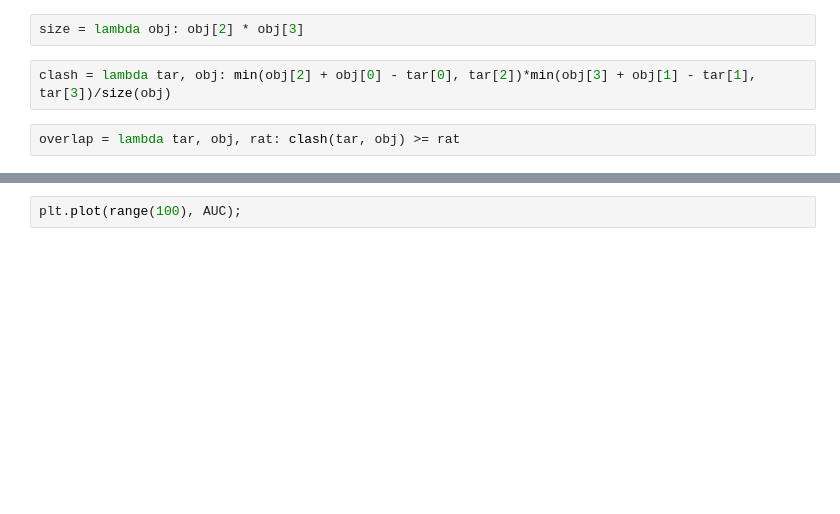
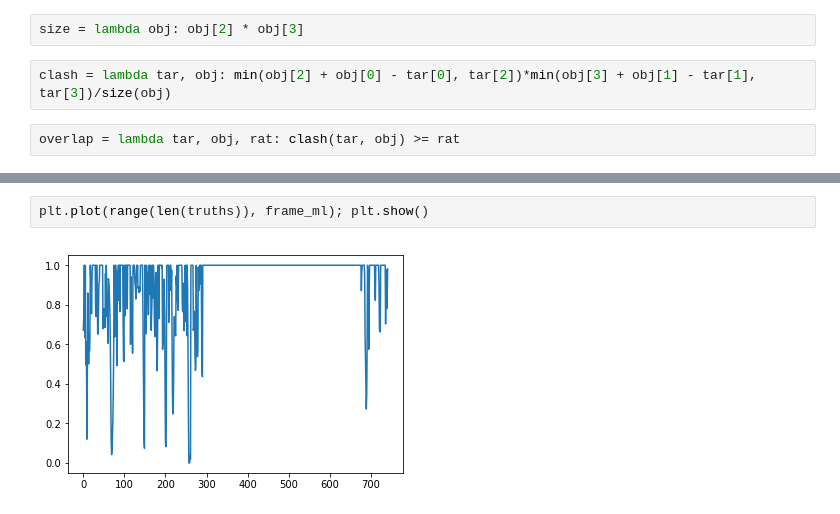
Before and after one commit to HYU-KaggleStudy/Visual-Tracking, a Jupyter notebook: labs/AUC.ipynb, the cells around one changed output, grey strips where cells are left out. Saved outputs shown, nothing was run; the diff lists cells and outputs as text; blank space fills up the shorter version.

```diff
--- a/labs/AUC.ipynb
+++ b/labs/AUC.ipynb
@@ -24,2 +64,4 @@ sum(AUC) / 100
 # %%
-plt.plot(range(100), AUC);
+plt.plot(range(len(truths)), frame_ml); plt.show()
+# %% [output]
+[figure, added]
```
Also changed, not shown: parts of 19 cells of this notebook, 3 other files.
